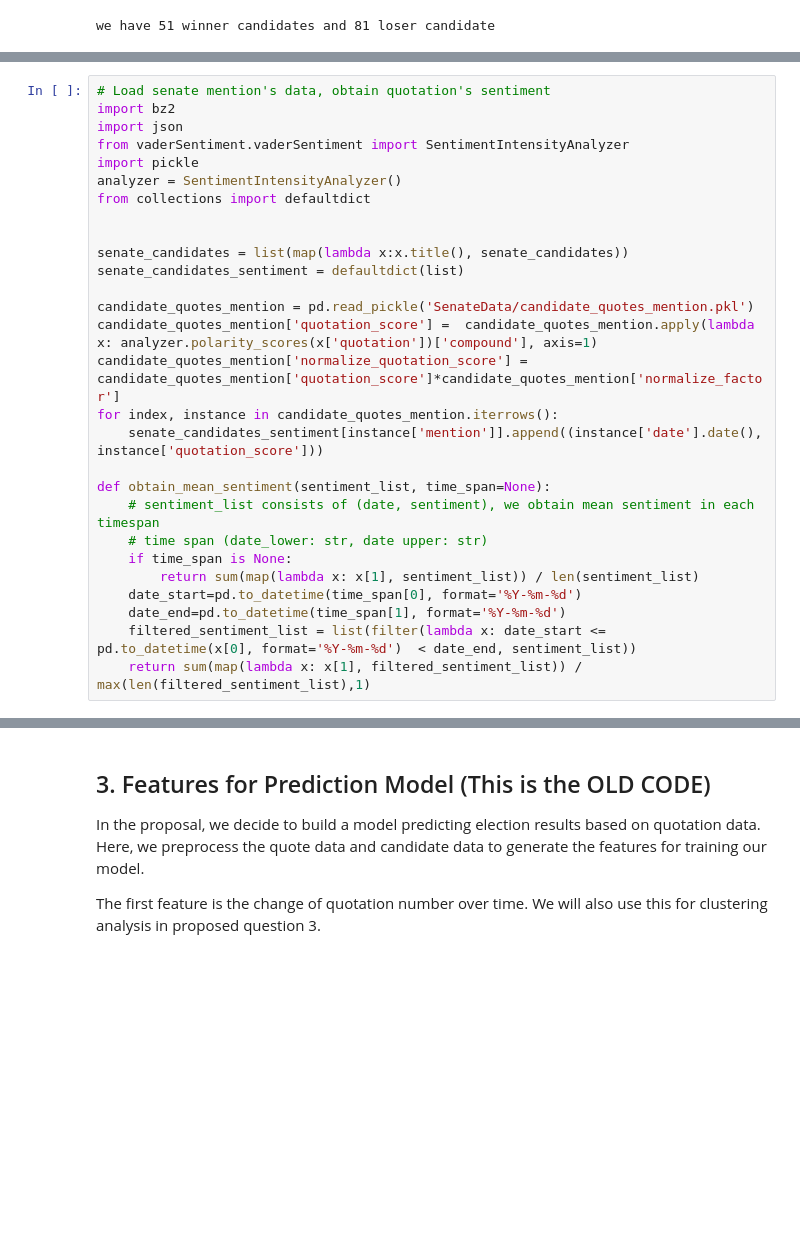
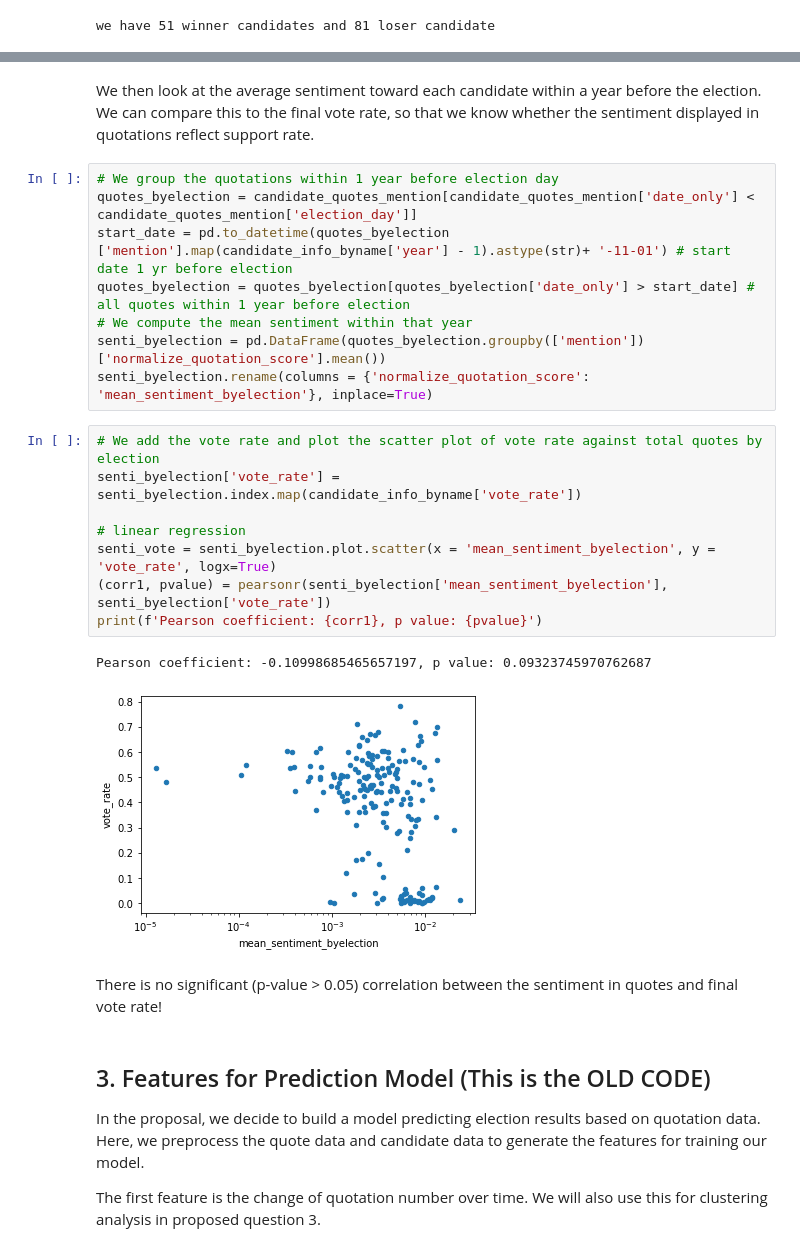
Before and after one commit to epfl-ada/ada-2021-project-chilldatagroup, a Jupyter notebook: Milestone2.ipynb, the cells around one changed output, grey strips where cells are left out. Saved outputs shown, nothing was run; the diff lists cells and outputs as text; blank space fills up the shorter version.

```diff
--- a/Milestone2.ipynb
+++ b/Milestone2.ipynb
@@ -1036,28 +1033,0 @@ we have 51 winner candidates and 81 loser candidate
-# %%
-# Load senate mention's data, obtain quotation's sentiment
-import bz2
-import json
-from vaderSentiment.vaderSentiment import SentimentIntensityAnalyzer
-import pickle
-analyzer = SentimentIntensityAnalyzer()
-from collections import defaultdict
-
-
-senate_candidates = list(map(lambda x:x.title(), senate_candidates))
-senate_candidates_sentiment = defaultdict(list)
-
-candidate_quotes_mention = pd.read_pickle('SenateData/candidate_quotes_mention.pkl')
-candidate_quotes_mention['quotation_score'] =  candidate_quotes_mention.apply(lambda x: analyzer.polarity_scores(x['quotation'])['compound'], axis=1)
-candidate_quotes_mention['normalize_quotation_score'] = candidate_quotes_mention['quotation_score']*candidate_quotes_mention['normalize_factor']
-for index, instance in candidate_quotes_mention.iterrows():
-    senate_candidates_sentiment[instance['mention']].append((instance['date'].date(), instance['quotation_score']))
-
-def obtain_mean_sentiment(sentiment_list, time_span=None):
-    # sentiment_list consists of (date, sentiment), we obtain mean sentiment in each timespan
-    # time span (date_lower: str, date upper: str)
-    if time_span is None:
-        return sum(map(lambda x: x[1], sentiment_list)) / len(sentiment_list)
-    date_start=pd.to_datetime(time_span[0], format='%Y-%m-%d')
-    date_end=pd.to_datetime(time_span[1], format='%Y-%m-%d')
-    filtered_sentiment_list = list(filter(lambda x: date_start <= pd.to_datetime(x[0], format='%Y-%m-%d')  < date_end, sentiment_list))
-    return sum(map(lambda x: x[1], filtered_sentiment_list)) / max(len(filtered_sentiment_list),1)
@@ -1101,3 +1087,26 @@ print(f'Pearson coefficient: {corr1}, p value: {pvalue}')
+# %% [markdown]
+We then look at the average sentiment toward each candidate within a year before the election. We can compare this to the final vote rate, so that we know whether the sentiment displayed in quotations reflect support rate.
+# %%
+# We group the quotations within 1 year before election day
+quotes_byelection = candidate_quotes_mention[candidate_quotes_mention['date_only'] < candidate_quotes_mention['election_day']]
+start_date = pd.to_datetime(quotes_byelection ['mention'].map(candidate_info_byname['year'] - 1).astype(str)+ '-11-01') # start date 1 yr before election
+quotes_byelection = quotes_byelection[quotes_byelection['date_only'] > start_date] # all quotes within 1 year before election
+# We compute the mean sentiment within that year
+senti_byelection = pd.DataFrame(quotes_byelection.groupby(['mention'])['normalize_quotation_score'].mean())
+senti_byelection.rename(columns = {'normalize_quotation_score': 'mean_sentiment_byelection'}, inplace=True)
+# %%
+# We add the vote rate and plot the scatter plot of vote rate against total quotes by election
+senti_byelection['vote_rate'] = senti_byelection.index.map(candidate_info_byname['vote_rate'])
+
+# linear regression
+senti_vote = senti_byelection.plot.scatter(x = 'mean_sentiment_byelection', y = 'vote_rate', logx=True)
+(corr1, pvalue) = pearsonr(senti_byelection['mean_sentiment_byelection'], senti_byelection['vote_rate'])
+print(f'Pearson coefficient: {corr1}, p value: {pvalue}')
+# %% [output]
+Pearson coefficient: -0.10998685465657197, p value: 0.09323745970762687
+[figure, added]
+# %% [markdown]
+There is no significant (p-value > 0.05) correlation between the sentiment in quotes and final vote rate!
 # %% [markdown]
 ## 3. Features for Prediction Model (This is the OLD CODE)
 In the proposal, we decide to build a model predicting election results based on quotation data. Here, we preprocess the quote data and candidate data to generate the features for training our model.
```
Also changed, not shown: parts of 10 cells of this notebook.
